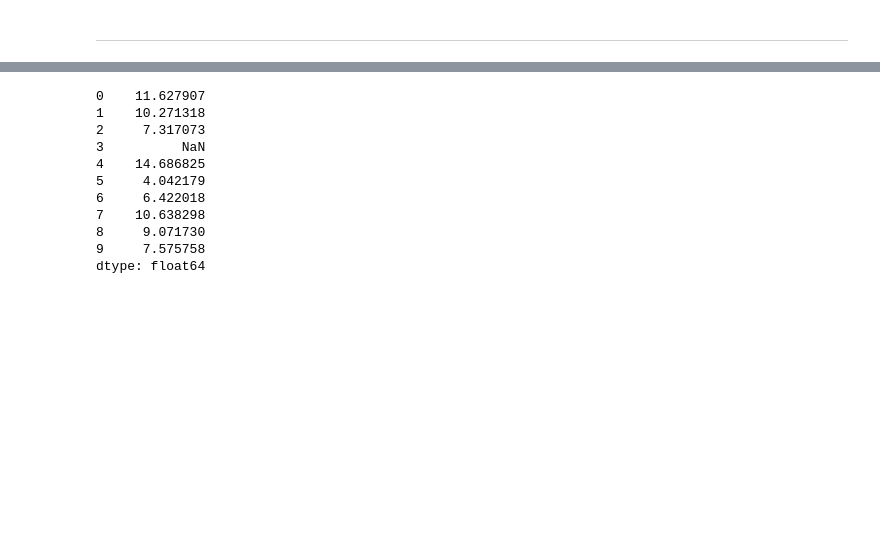
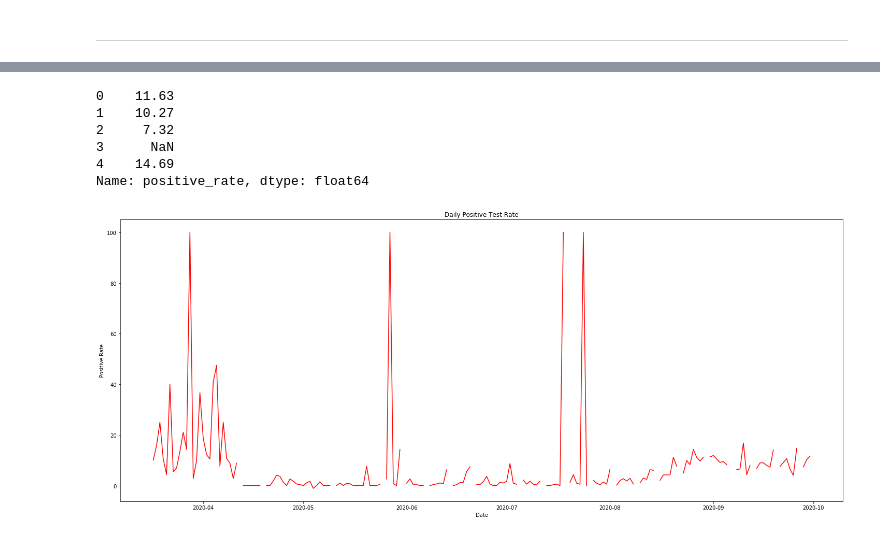
Before and after one commit to mandoiwanaga/guam_covid_analysis, a Jupyter notebook: eda.ipynb, the cells around one changed output, grey strips where cells are left out. Saved outputs shown, nothing was run; the diff lists cells and outputs as text; code cells hidden in the pictures; blank space fills up the shorter version.

Commit message:
add graph

```diff
--- a/eda.ipynb
+++ b/eda.ipynb
@@ -85,17 +84,31 @@ memory usage: 32.7+ KB
 # %%
-#daily positive result rate
-daily_pos_rate_perc = (df_1['positiveIncrease']/df_1['totalTestResultsIncrease']) * 100
+#create column with daily positive result rate
+df_1['positive_rate'] = round((df_1['positiveIncrease']/df_1['totalTestResultsIncrease']) * 100, 2)
-# %%
-daily_pos_rate_perc[:10]
-# %% [output]
-0    11.627907
-1    10.271318
-2     7.317073
-3          NaN
-4    14.686825
-5     4.042179
-6     6.422018
-7    10.638298
-8     9.071730
-9     7.575758
-dtype: float64
+# %%
+df_1['positive_rate'].head()
+# %% [output]
+0    11.63
+1    10.27
+2     7.32
+3      NaN
+4    14.69
+Name: positive_rate, dtype: float64
+# %%
+#plot daily positive rate by date
+
+# Create figure and plot space
+fig, ax = plt.subplots(figsize=(25, 10))
+
+# Add x-axis and y-axis
+ax.plot(df_1['date'],
+        df_1['positive_rate'],
+        color='red')
+
+# Set title and labels for axes
+ax.set(xlabel="Date",
+       ylabel="Positive Rate",
+       title="Daily Positive Test Rate")
+
+plt.show()
+# %% [output]
+[figure, added]
```
Also changed, not shown: parts of 7 cells of this notebook.
